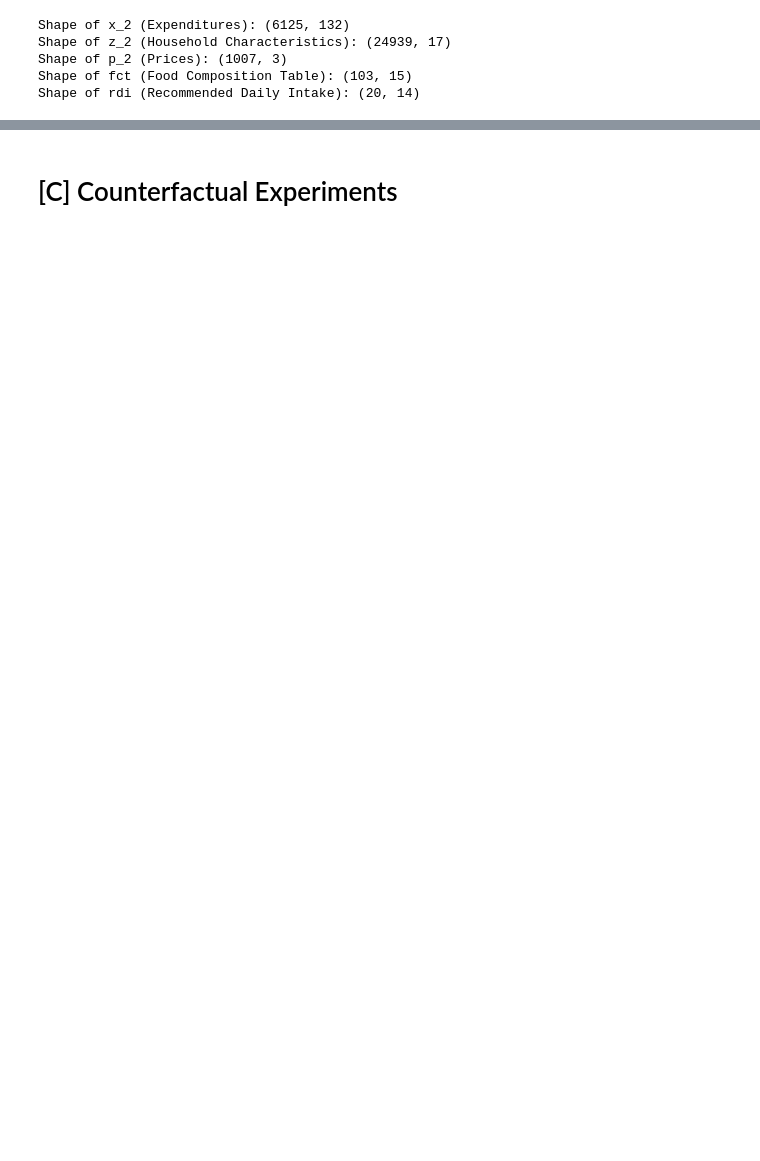
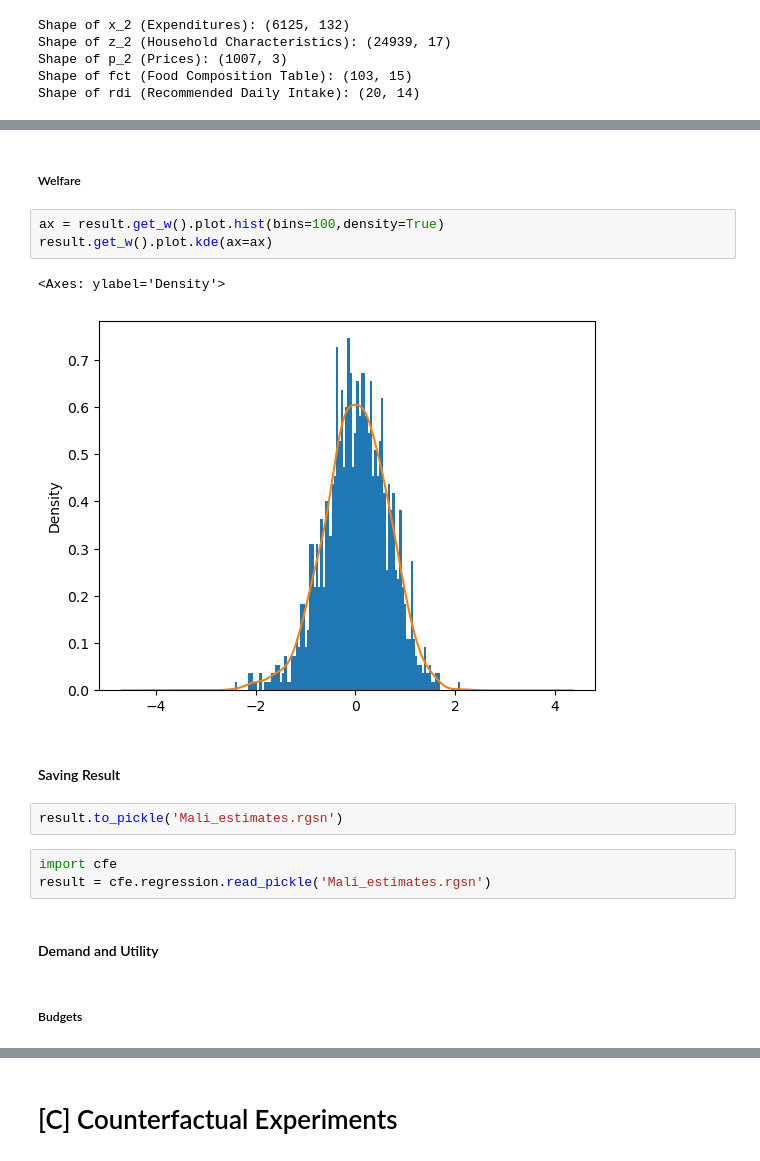
Before and after one commit to JackPollard4/Project-3-, a Jupyter notebook: Jack Mali Document.ipynb, the cells around one changed output, grey strips where cells are left out. Cells and saved outputs as stored; diff of their text form; blank space fills up the shorter version.

```diff
--- a/Jack Mali Document.ipynb
+++ b/Jack Mali Document.ipynb
@@ -539,0 +580,19 @@ Note: you may need to restart the kernel to use updated packages.
+# %% [markdown]
+##### Welfare
+# %%
+ax = result.get_w().plot.hist(bins=100,density=True)
+result.get_w().plot.kde(ax=ax)
+# %% [output]
+<Axes: ylabel='Density'>
+[figure, added]
+# %% [markdown]
+#### Saving Result
+# %%
+result.to_pickle('Mali_estimates.rgsn')
+# %%
+import cfe
+result = cfe.regression.read_pickle('Mali_estimates.rgsn')
+# %% [markdown]
+#### Demand and Utility
+# %% [markdown]
+##### Budgets
```
Also changed, not shown: parts of 25 cells of this notebook.
